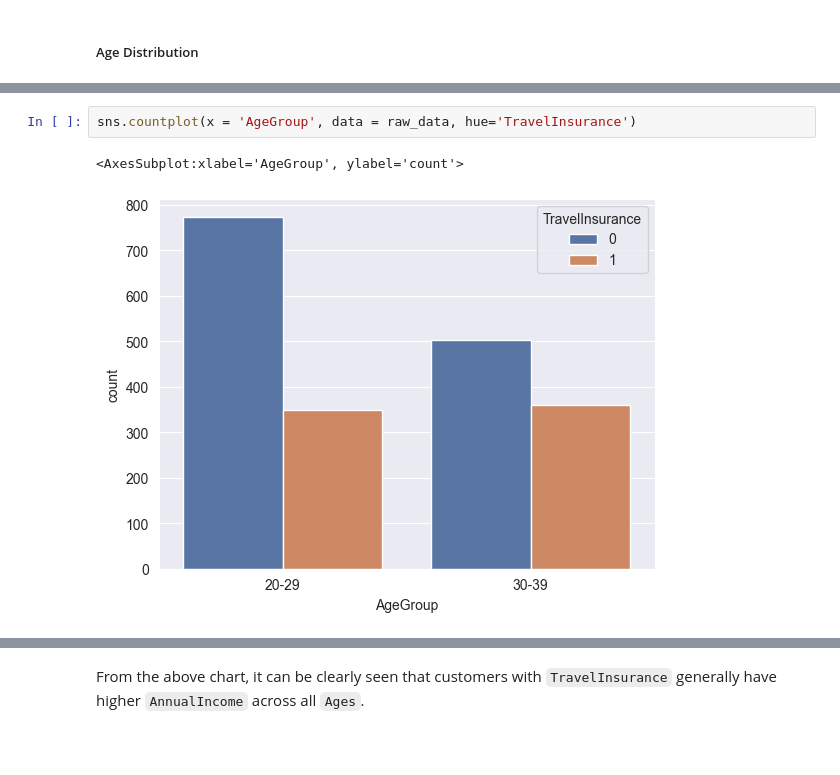
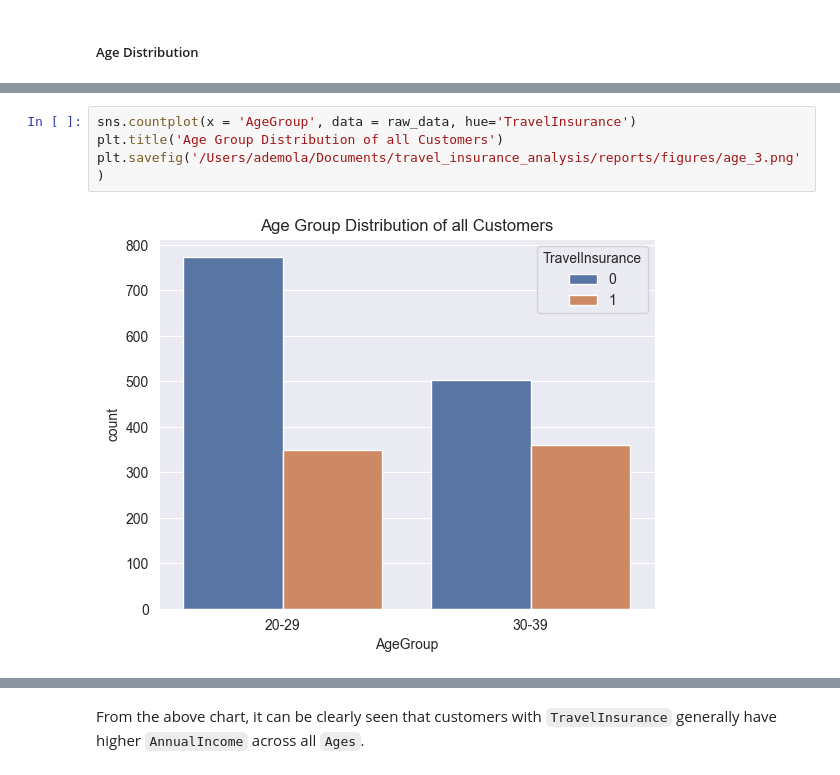
Before and after one commit to ade-mola/travel_insurance_analysis, a Jupyter notebook: notebooks/travel_insurance_analysis.ipynb, the cells around one changed output, grey strips where cells are left out. Drawn from its saved outputs; the diff is of its cells as text; blank space fills up the shorter version.

Commit message:
added figures

```diff
--- a/notebooks/travel_insurance_analysis.ipynb
+++ b/notebooks/travel_insurance_analysis.ipynb
@@ -236,9 +236,10 @@ Text(0.5, 0.98, 'Age Distribution of Customers per Travel Insurance')
 [figure]
 # %%
 sns.countplot(x = 'AgeGroup', data = raw_data, hue='TravelInsurance')
+plt.title('Age Group Distribution of all Customers')
+plt.savefig('/Users/ademola/Documents/travel_insurance_analysis/reports/figures/age_3.png')
 # %% [output]
-<AxesSubplot:xlabel='AgeGroup', ylabel='count'>
-[figure, old version]
+[figure, new version]
 # %%
 (raw_data
 .groupby(['Age'])['AnnualIncome']
```
Also changed, not shown: parts of 51 cells of this notebook, 28 other files.
